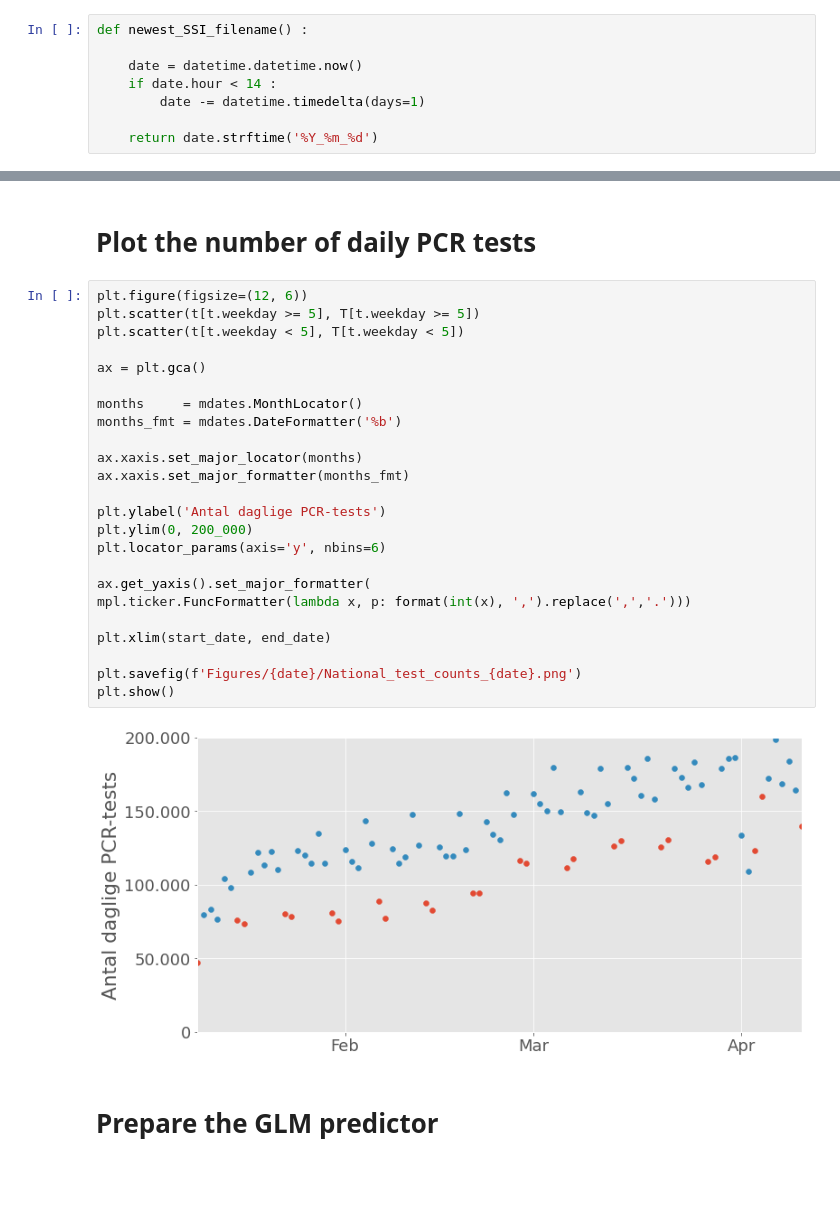
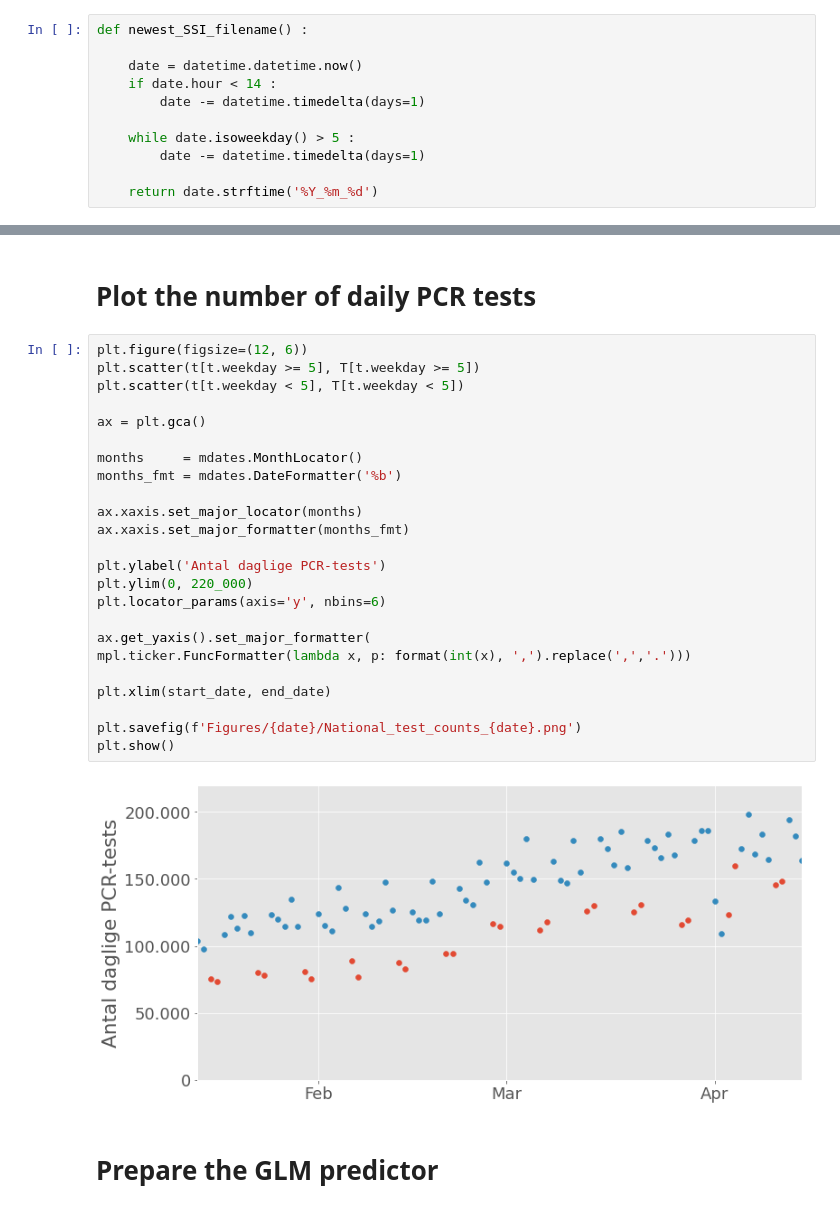
Before and after one commit to RasmusSkytte/IncidenceModel, a Jupyter notebook: Incidens.ipynb, the cells around one changed output, grey strips where cells are left out. Drawn from its saved outputs; the diff is of its cells as text; blank space fills up the shorter version.

```diff
--- a/Incidens.ipynb
+++ b/Incidens.ipynb
@@ -52,6 +52,9 @@ def newest_SSI_filename() :
     if date.hour < 14 :
         date -= datetime.timedelta(days=1)
 
+    while date.isoweekday() > 5 :
+        date -= datetime.timedelta(days=1)
+
     return date.strftime('%Y_%m_%d')
 # %%
 def SSI_data_missing(filename) :
@@ -178,29 +181,29 @@ tt = pd.date_range(start=start_date, end=end_date, freq='d')
 # %%
 plt.figure(figsize=(12, 6))
 plt.scatter(t[t.weekday >= 5], T[t.weekday >= 5])
 plt.scatter(t[t.weekday < 5], T[t.weekday < 5])
 
 ax = plt.gca()
 
 months     = mdates.MonthLocator()
 months_fmt = mdates.DateFormatter('%b')
 
 ax.xaxis.set_major_locator(months)
 ax.xaxis.set_major_formatter(months_fmt)
 
 plt.ylabel('Antal daglige PCR-tests')
-plt.ylim(0, 200_000)
+plt.ylim(0, 220_000)
 plt.locator_params(axis='y', nbins=6)
 
 ax.get_yaxis().set_major_formatter(
 mpl.ticker.FuncFormatter(lambda x, p: format(int(x), ',').replace(',','.')))
 
 plt.xlim(start_date, end_date)
 
 plt.savefig(f'Figures/{date}/National_test_counts_{date}.png')
 plt.show()
 # %% [output]
-[figure, old version]
+[figure, new version]
 # %% [markdown]
 # Prepare the GLM predictor
 # %%
```
Also changed, not shown: parts of 4 cells of this notebook.
